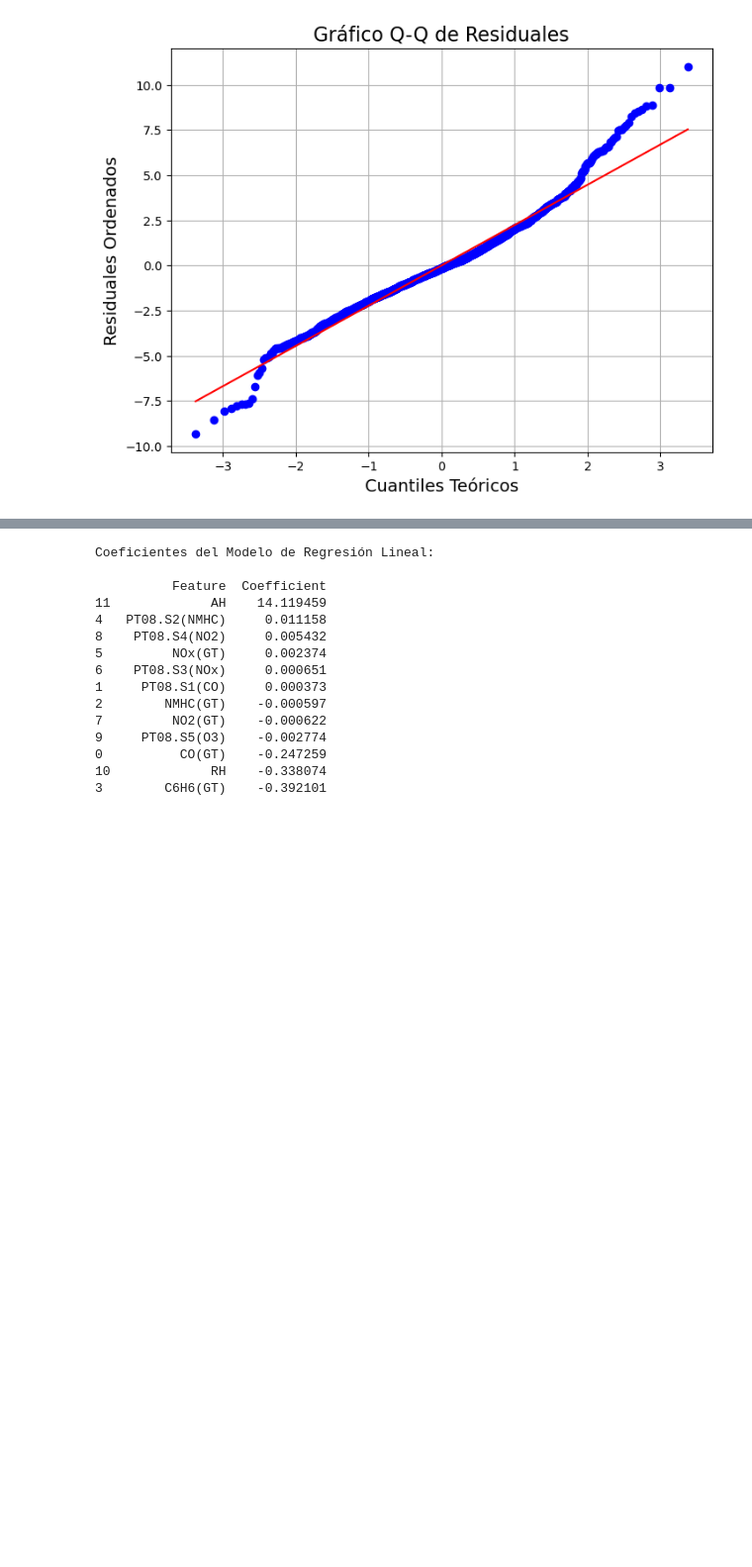
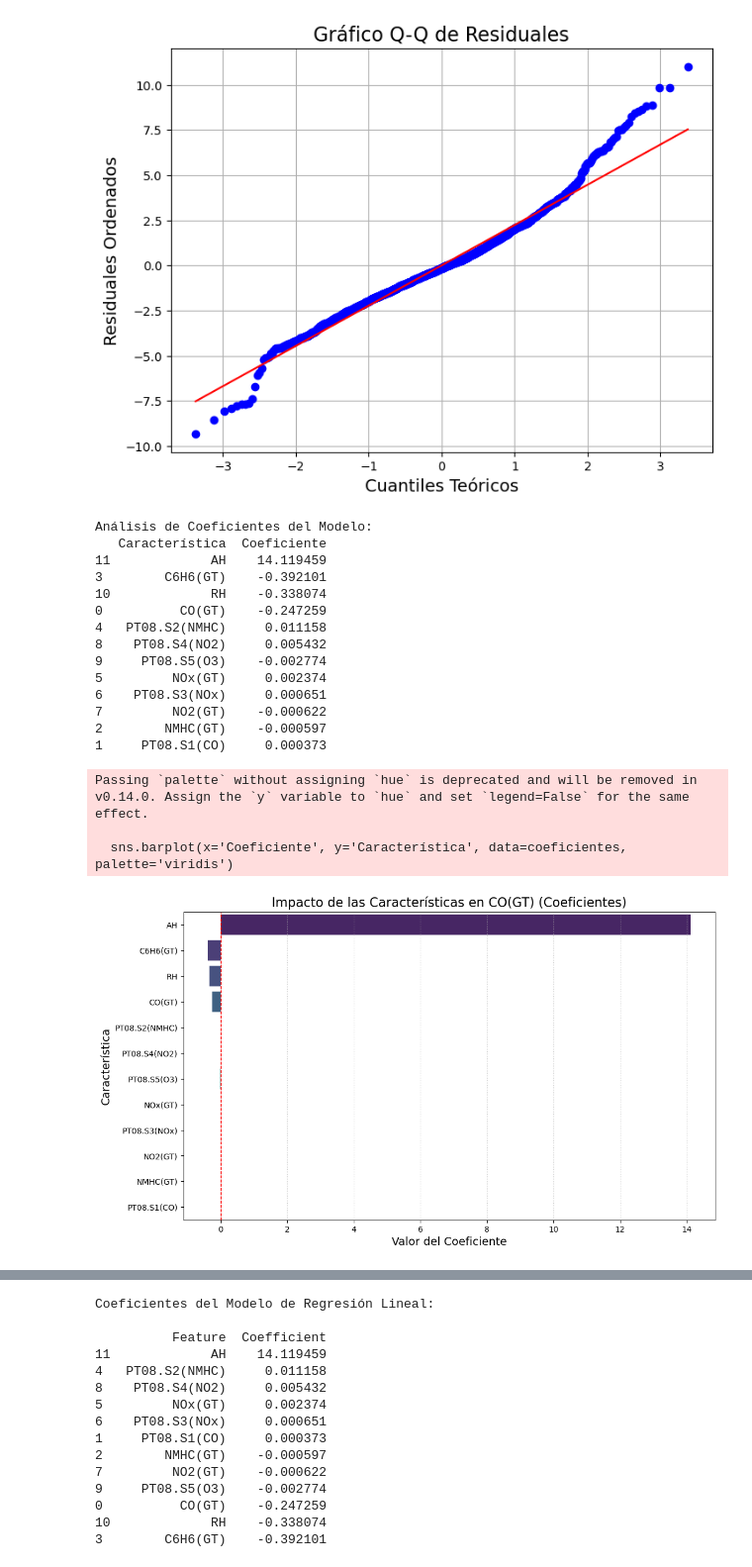
Before and after one commit to dinovillalobos/MineriaDatos-, a Jupyter notebook: RegresionLinear/data/Tarea1.ipynb, the cells around one changed output, grey strips where cells are left out. Shown at 99% size. Saved outputs shown, nothing was run; the diff lists cells and outputs as text; code cells hidden in the pictures; blank space fills up the shorter version.

```diff
--- a/RegresionLinear/data/Tarea1.ipynb
+++ b/RegresionLinear/data/Tarea1.ipynb
@@ -261,3 +270,52 @@ plt.grid(True)
 plt.show()
 # %% [output]
 [figure]
+# %%
+
+# =========================================================================
+# 5.1. Análisis e Interpretación de Coeficientes del Modelo
+# =========================================================================
+
+# 1. Crear un DataFrame con las características y sus coeficientes
+# Asumiendo que 'modelo' es tu instancia de LinearRegression entrenada
+# y que 'X_train' contiene las características (columnas) usadas para entrenar
+coeficientes = pd.DataFrame({
+    'Característica': X_train.columns,
+    'Coeficiente': model.coef_
+})
+
+# Opcional: Ordenar por valor absoluto para ver las más influyentes
+coeficientes['Abs_Coeficiente'] = coeficientes['Coeficiente'].abs()
+coeficientes = coeficientes.sort_values(by='Abs_Coeficiente', ascending=False).drop(columns='Abs_Coeficiente')
+
+print("Análisis de Coeficientes del Modelo:")
+print(coeficientes)
+
+# 2. Visualización del Impacto
+plt.figure(figsize=(12, 7))
+sns.barplot(x='Coeficiente', y='Característica', data=coeficientes, palette='viridis')
+plt.axvline(0, color='red', linestyle='--', linewidth=1) # Línea de referencia en cero
+plt.title('Impacto de las Características en CO(GT) (Coeficientes)', fontsize=16)
+plt.xlabel('Valor del Coeficiente', fontsize=14)
+plt.ylabel('Característica', fontsize=14)
+plt.grid(axis='x', linestyle=':', alpha=0.7)
+plt.show()
+# %% [output]
+Análisis de Coeficientes del Modelo:
+   Característica  Coeficiente
+11             AH    14.119459
+3        C6H6(GT)    -0.392101
+10             RH    -0.338074
+0          CO(GT)    -0.247259
+4   PT08.S2(NMHC)     0.011158
+8    PT08.S4(NO2)     0.005432
+9     PT08.S5(O3)    -0.002774
+5         NOx(GT)     0.002374
+6    PT08.S3(NOx)     0.000651
+7         NO2(GT)    -0.000622
+2        NMHC(GT)    -0.000597
+1     PT08.S1(CO)     0.000373
+Passing `palette` without assigning `hue` is deprecated and will be removed in v0.14.0. Assign the `y` variable to `hue` and set `legend=False` for the same effect.
+
+  sns.barplot(x='Coeficiente', y='Característica', data=coeficientes, palette='viridis')
+[figure, added]
```
Also changed, not shown: parts of 4 cells of this notebook.
